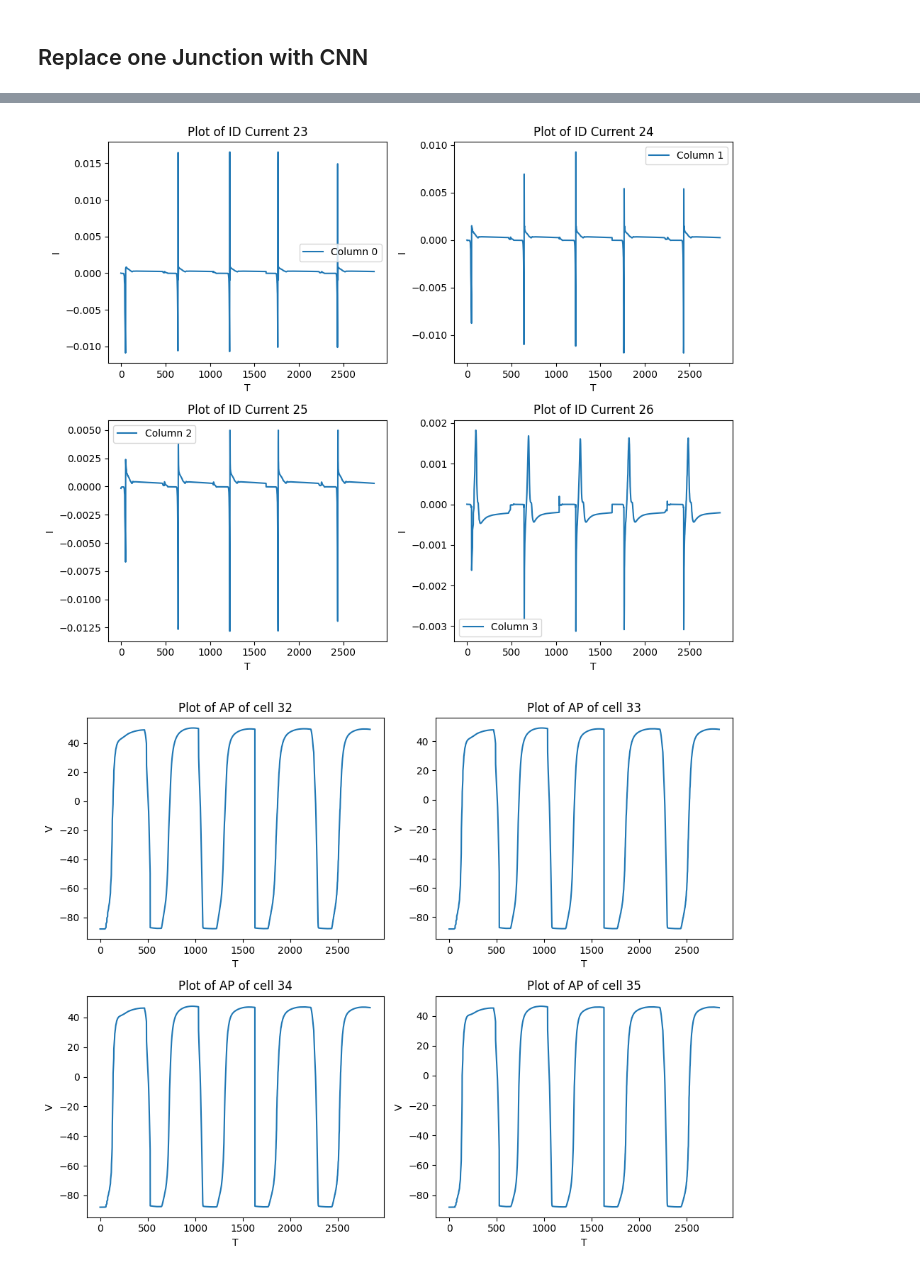
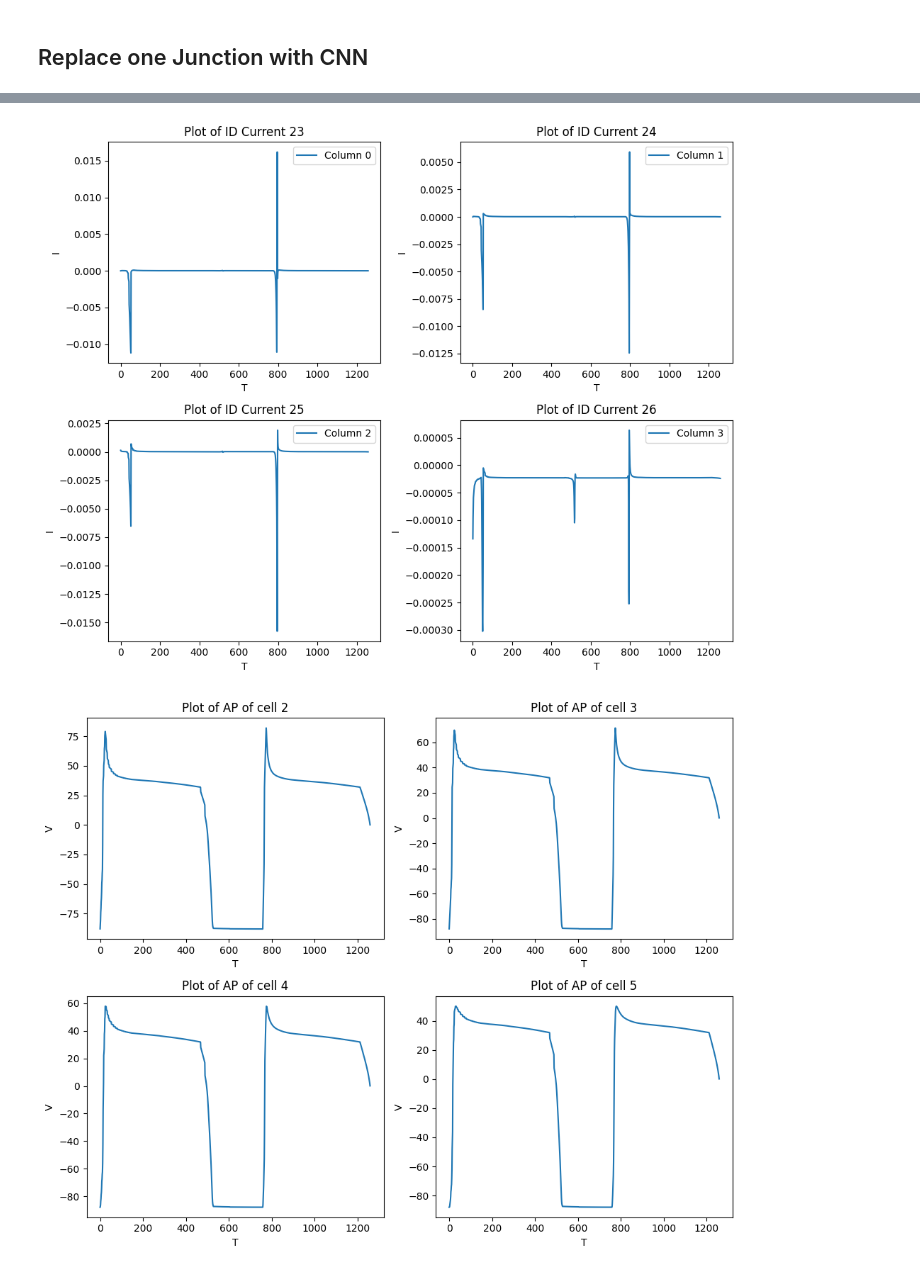
Before and after one commit to Richard71111/ID_hetg_NN, a Jupyter notebook: test_ResNet.ipynb, the cells around one changed output, grey strips where cells are left out. Saved outputs shown, nothing was run; the diff lists cells and outputs as text; code cells hidden in the pictures.

```diff
--- a/test_ResNet.ipynb
+++ b/test_ResNet.ipynb
@@ -193,17 +193,19 @@ import matplotlib.pyplot as plt
 
 device = torch.device('cpu')
 dtype = torch.float32
-GJ_coupling = 'strong'
+GJ_coupling = 'SingleGJ'
 
 best_model_state_name = f"Model_state/ResNet/best_ResNet_{GJ_coupling}_fullseq.pth"
 
 if GJ_coupling == 'strong':
     GJ = 735  # nS
     scaler_name = 'Scaler/CNN/strong_standard_scaler.pkl'
-else:
+elif GJ_coupling == 'weak':
     GJ = 73.5 # nS
     scaler_name = 'Scaler/CNN/weak_standard_scaler.pkl'
-
+else:
+    GJ = 7.35 # nS
+    scaler_name = 'Scaler/CNN/SingleGJ_standard_scaler.pkl'
 # Load the scaler
 scaler = joblib.load(scaler_name)
 boundary = 24
@@ -218,7 +220,7 @@ const = Constants(
             device=device,
             dtype=dtype,
             Ncell=50,
-            bcl=400,
+            bcl=1000,
             nbeats=5,
             dt_factor=10,
             stim_amplitude=50,
@@ -227,7 +229,7 @@ const = Constants(
 parameters = const.parameters
 Ncell = const.parameters['Ncell']
 # mesh_parameters = mesh_parameters.unsqueeze(1).expand(-1, Ncell)
-model = ResNet1D()
+model = ResNet1D(in_channels=1,out_channels=1)
 best_state = torch.load(best_model_state_name)
 model.load_state_dict(best_state)
 model.to(device)
@@ -249,6 +251,8 @@ start     = time.time()
 # Ctot      =parameters['Ctot']
 a         = 1
 bc = slices.start
+I_gap = torch.zeros(N, device=device, dtype=dtype)
+
 with torch.no_grad():
     while ti < const.T:
 
@@ -264,11 +268,12 @@ with torch.no_grad():
 
         #phi_i = torch.clamp(phi_i, min=-120.0, max=60.0)
         # I_ID     = torch.zeros_like(phi_i,device=device,dtype=dtype)
-        phi_pad  = torch.cat((phi_i[slices].unsqueeze(0),mesh_parameters.unsqueeze(1).expand(-1, phi_i[slices].shape[0])), dim=0).unsqueeze(0) # (1,7,Ncell)
+        # phi_pad  = torch.cat((phi_i[slices].unsqueeze(0),mesh_parameters.unsqueeze(1).expand(-1, phi_i[slices].shape[0])), dim=0).unsqueeze(0) # (1,7,Ncell)
+        phi_pad = phi_i[slices].reshape(1,1,-1) # (1,1,slice)
         normalize_out = normalize.NormalizeInput(phi_pad)
         I_cleft = model(normalize_out)  # (1,2,Ncell-1) (*,1,*) post
         I_cleft = normalize.DenormalizeOutput(I_cleft).squeeze(0) # (2,Ncell-1))
-        I_gap = torch.zeros(N, device=device, dtype=dtype)
+        # I_gap = torch.zeros(N, device=device, dtype=dtype)
 
         I_gap[1:bc] = Ggap * (
             phi_i[1:bc]
@@ -290,8 +295,8 @@ with torch.no_grad():
         I_gap[bc]     = Ggap * (phi_i[bc]     - phi_i[bc-1])
         I_gap[-bc-1]  = Ggap * (phi_i[-bc-1]  - phi_i[-bc])
 
-        I_gap[bc:-bc-1]   += I_cleft[0, :]
-        I_gap[bc+1:-bc]   += I_cleft[1, :]
+        I_gap[bc:-bc-1]   += -I_cleft[0, :]
+        I_gap[bc+1:-bc]   += I_cleft[0, :]
 
         Iion, _, G_new, _ =  Ord11_model(ti, state, parameters, S, device, dtype)
         if torch.isnan(Iion).any():
@@ -373,21 +383,21 @@ plt.tight_layout()
 plt.show()
 # plt.savefig('2x2_subplots_I_save.png')
 # %% [output]
-[figure, old version]
+[figure, new version]
 # %%
 fig, axes = plt.subplots(2, 2, figsize=(10, 8))
 axes = axes.flatten()
 
-idx = np.array([1,2,3,4])+30
+idx = np.array([1,2,3,4])
 
 for axi,i in enumerate(idx):
     axes[axi].plot(phi_save[:, i])
     axes[axi].set_title(f'Plot of AP of cell {i+1}')
     axes[axi].set_xlabel('T')
     axes[axi].set_ylabel('V')
 
 plt.tight_layout()
 
 plt.show()
 # %% [output]
-[figure, old version]
+[figure, new version]
```
Also changed, not shown: parts of 3 cells of this notebook, 3 other files.
